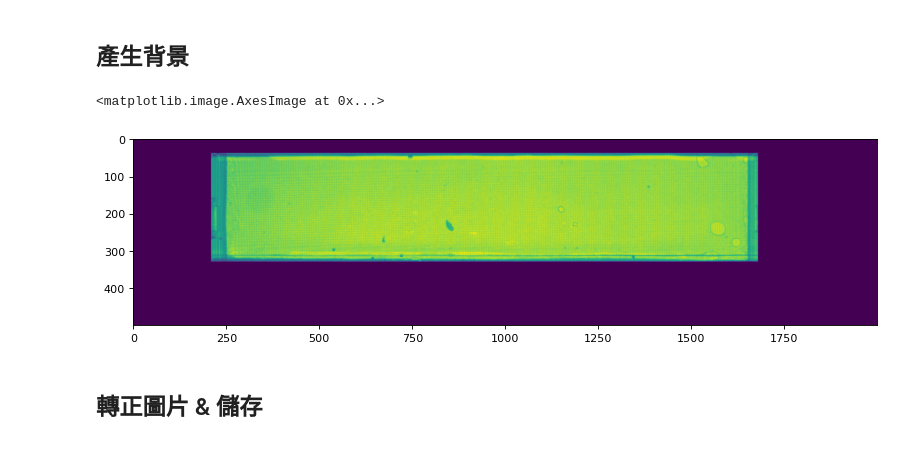
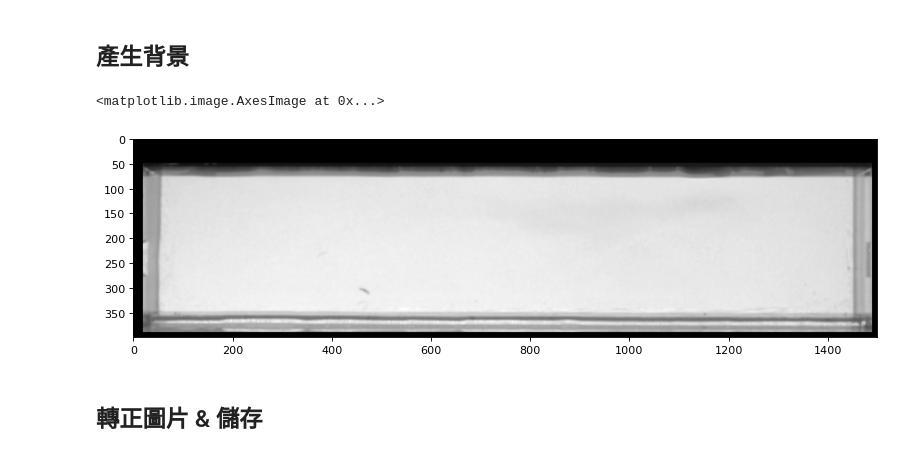
Before and after one commit to isis0517/ZippedFish, a Jupyter notebook: SIDEVIEW-Ver1.ipynb, the cells around one changed output. Drawn from its saved outputs; the diff is of its cells as text; code cells hidden in the pictures.

```diff
--- a/SIDEVIEW-Ver1.ipynb
+++ b/SIDEVIEW-Ver1.ipynb
@@ -17,8 +17,9 @@ from skeleton import *
 from tqdm.notebook import tqdm
 %config Completer.use_jedi = False
 # %%
-imgspath = r"/home/isis0517/temp_data/database"
-#imgspath = "/home/isis0517/Documents/data/imgs"
+#imgspath = r"/home/isis0517/temp_data0/male"
+imgspath = r"/home/isis0517/temp_data0/database"
+#imgspath = "/home/isis0517/Documents0/data/imgs"
 
 def getkey(x):
     temp = x.split("_")
@@ -96,11 +97,12 @@ background = background/len(tnum)
 background = background.astype('uint8')
 # %%
 mask = np.full(background.shape, False)
-mask[40:330,210:1680]=True
+top_bias, top_len = 20, 1470
+mask[50:390,top_bias:top_bias+top_len]=True
 plt.figure(figsize=(12, 6), dpi=80)
-plt.imshow(background*mask)
+plt.imshow(background*mask, plt.cm.gray)
 # %% [output]
 <matplotlib.image.AxesImage at 0x...>
-[figure, old version]
+[figure, new version]
 # %% [markdown]
 ## 轉正圖片 & 儲存
```
Also changed, not shown: parts of 57 cells of this notebook, 10 other files.
